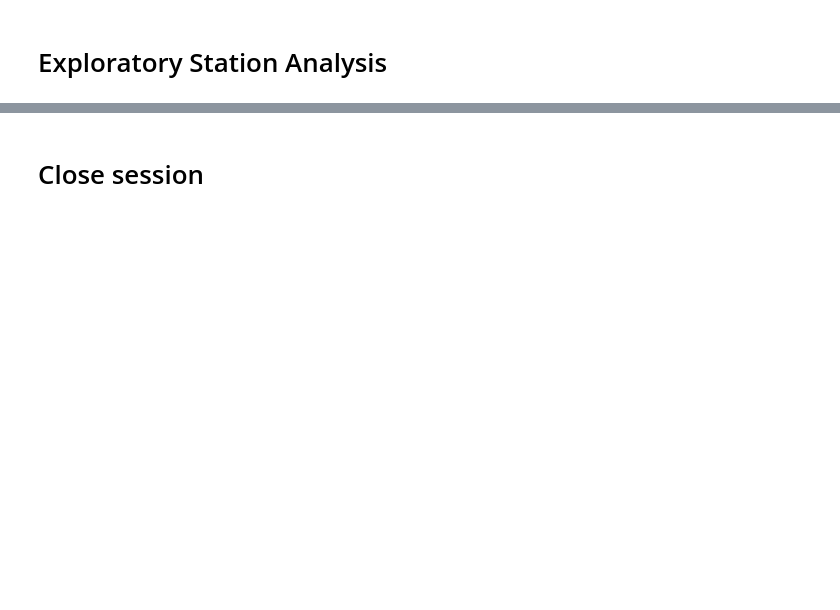
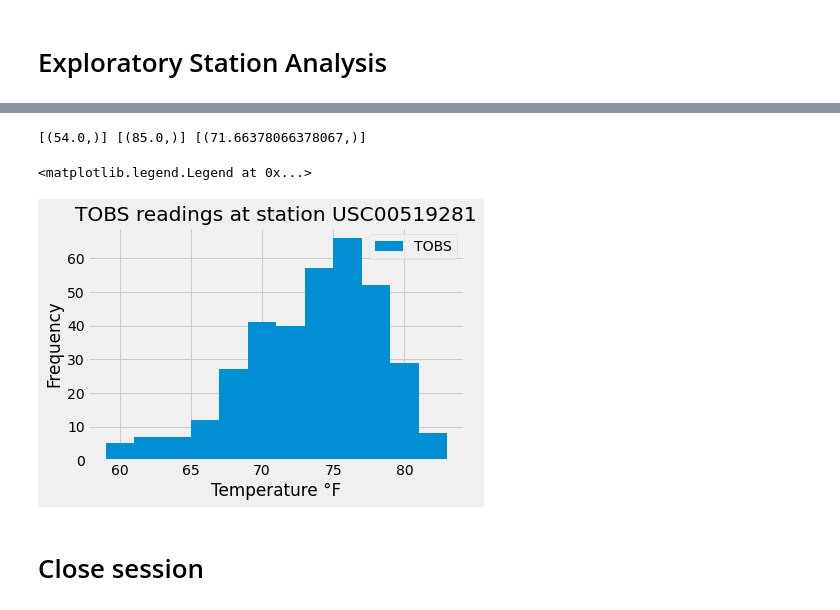
Before and after one commit to Crazyspaceman-hd/sqlalchemy-challenge, a Jupyter notebook: climate_starter.ipynb, the cells around one changed output, grey strips where cells are left out. Drawn from its saved outputs; the diff is of its cells as text; code cells hidden in the pictures; blank space fills up the shorter version.

```diff
--- a/climate_starter.ipynb
+++ b/climate_starter.ipynb
@@ -139,8 +141,28 @@ session.query(measurement.date).\
 # %%
 # Using the most active station id from the previous query, calculate the lowest, highest, and average temperature.
+most_active_low= session.query(func.min(measurement.tobs)).filter_by(station=most_active).all()
+most_active_high= session.query(func.max(measurement.tobs)).filter_by(station=most_active).all()
+most_active_avg= session.query(func.avg(measurement.tobs)).filter_by(station=most_active).all()
+print(most_active_low, most_active_high, most_active_avg)
+# %% [output]
+[(54.0,)] [(85.0,)] [(71.66378066378067,)]
 # %%
 # Using the most active station id
 # Query the last 12 months of temperature observation data for this station and plot the results as a histogram
+data=[]
+most_active_12=session.query(measurement.tobs).\
+    filter(measurement.date >= start_date).\
+    filter_by(station=most_active).all()
+for row in most_active_12:
+    data.append(int(row[0]))
+plt.hist(data, bins=12, label="TOBS")
+plt.title(f"TOBS readings at station {most_active}")
+plt.xlabel("Temperature °F")
+plt.ylabel("Frequency")
+plt.legend()
+# %% [output]
+<matplotlib.legend.Legend at 0x...>
+[figure, added]
 # %% [markdown]
 # Close session
 # %%
```
Also changed, not shown: parts of 13 cells of this notebook.
